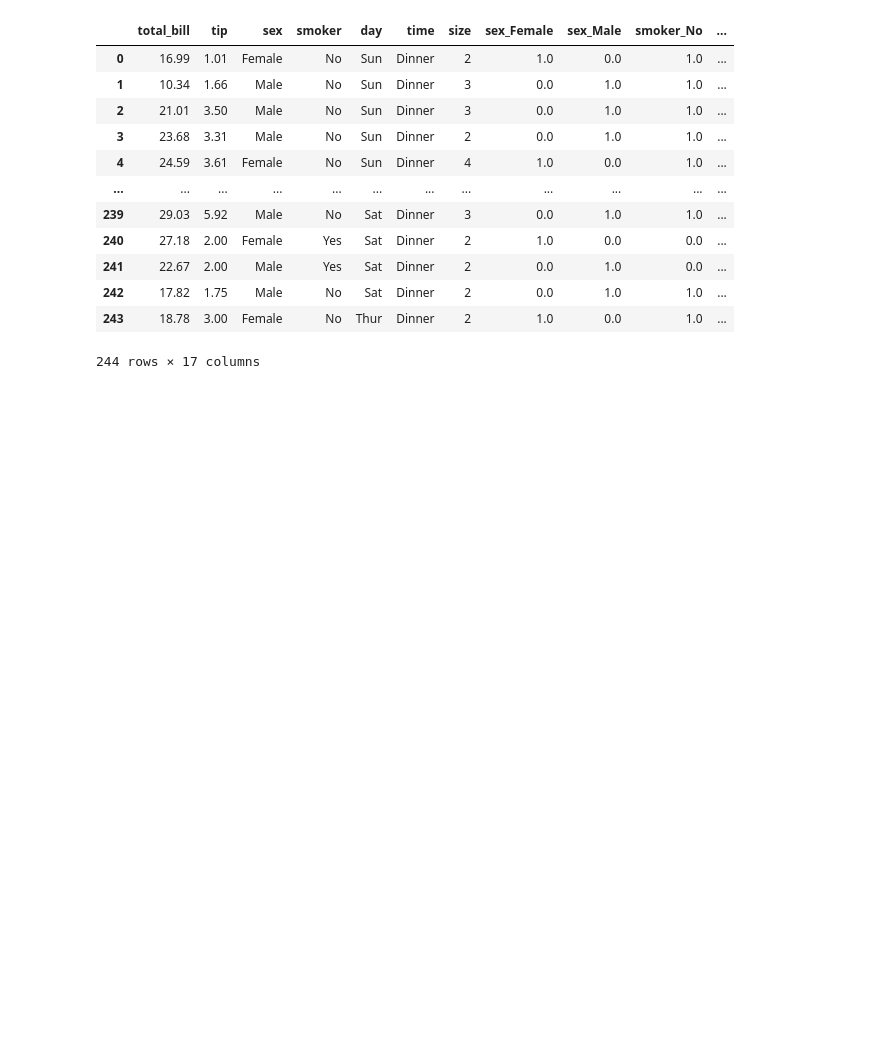
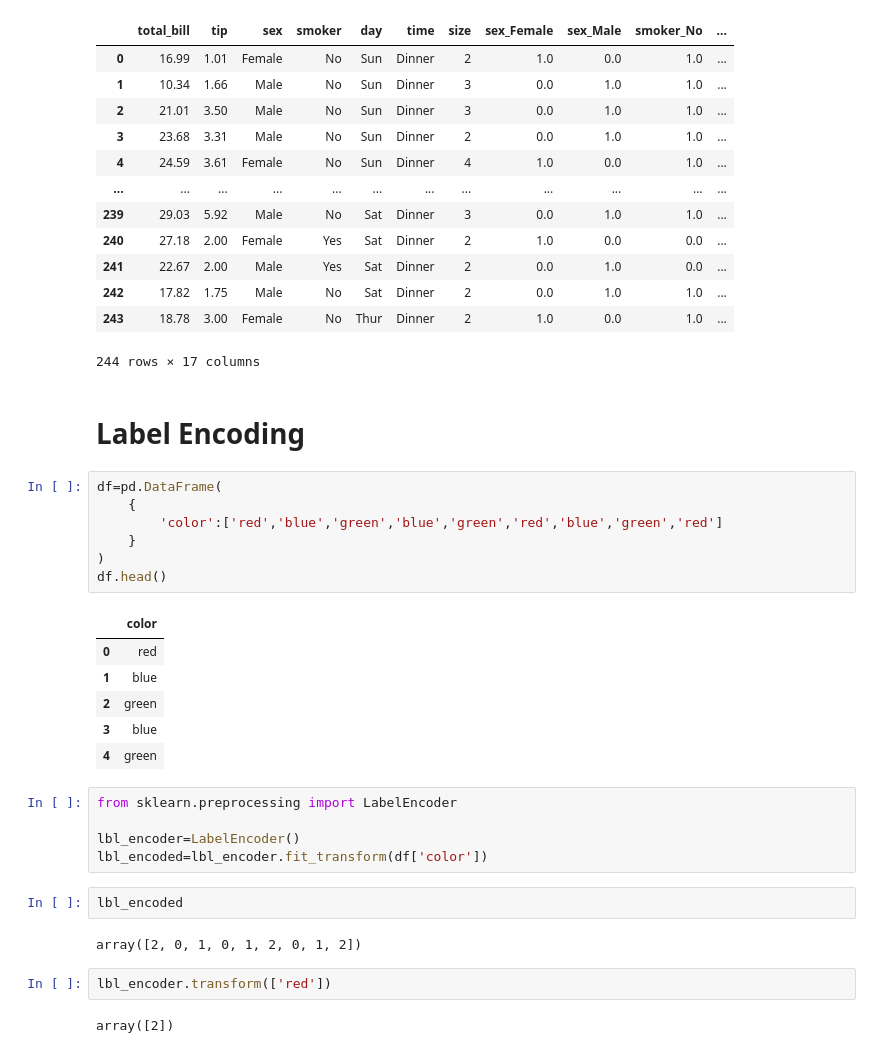
Before and after one commit to SambhavSurthi/Python-Progress, a Jupyter notebook: 14.FeatureEngineering/Handling-DataEncoding.ipynb, the cells around one changed output. Drawn from its saved outputs; the diff is of its cells as text; blank space fills up the shorter version.

Commit message:
Progress on 04-01-2026(DataEncoding,EDA)

```diff
--- a/14.FeatureEngineering/Handling-DataEncoding.ipynb
+++ b/14.FeatureEngineering/Handling-DataEncoding.ipynb
@@ -141,3 +141,32 @@ dataset
 | 242 | 17.82 | 1.75 | Male | No | Sat | Dinner | 2 | 0.0 | 1.0 | 1.0 | ... |
 | 243 | 18.78 | 3.00 | Female | No | Thur | Dinner | 2 | 1.0 | 0.0 | 1.0 | ... |
 244 rows × 17 columns
+# %% [markdown]
+# Label Encoding
+# %%
+df=pd.DataFrame(
+    {
+        'color':['red','blue','green','blue','green','red','blue','green','red']
+    }
+)
+df.head()
+# %% [output]
+|  | color |
+| 0 | red |
+| 1 | blue |
+| 2 | green |
+| 3 | blue |
+| 4 | green |
+# %%
+from sklearn.preprocessing import LabelEncoder
+
+lbl_encoder=LabelEncoder()
+lbl_encoded=lbl_encoder.fit_transform(df['color'])
+# %%
+lbl_encoded
+# %% [output]
+array([2, 0, 1, 0, 1, 2, 0, 1, 2])
+# %%
+lbl_encoder.transform(['red'])
+# %% [output]
+array([2])
```
Also changed, not shown: 1 other file.
